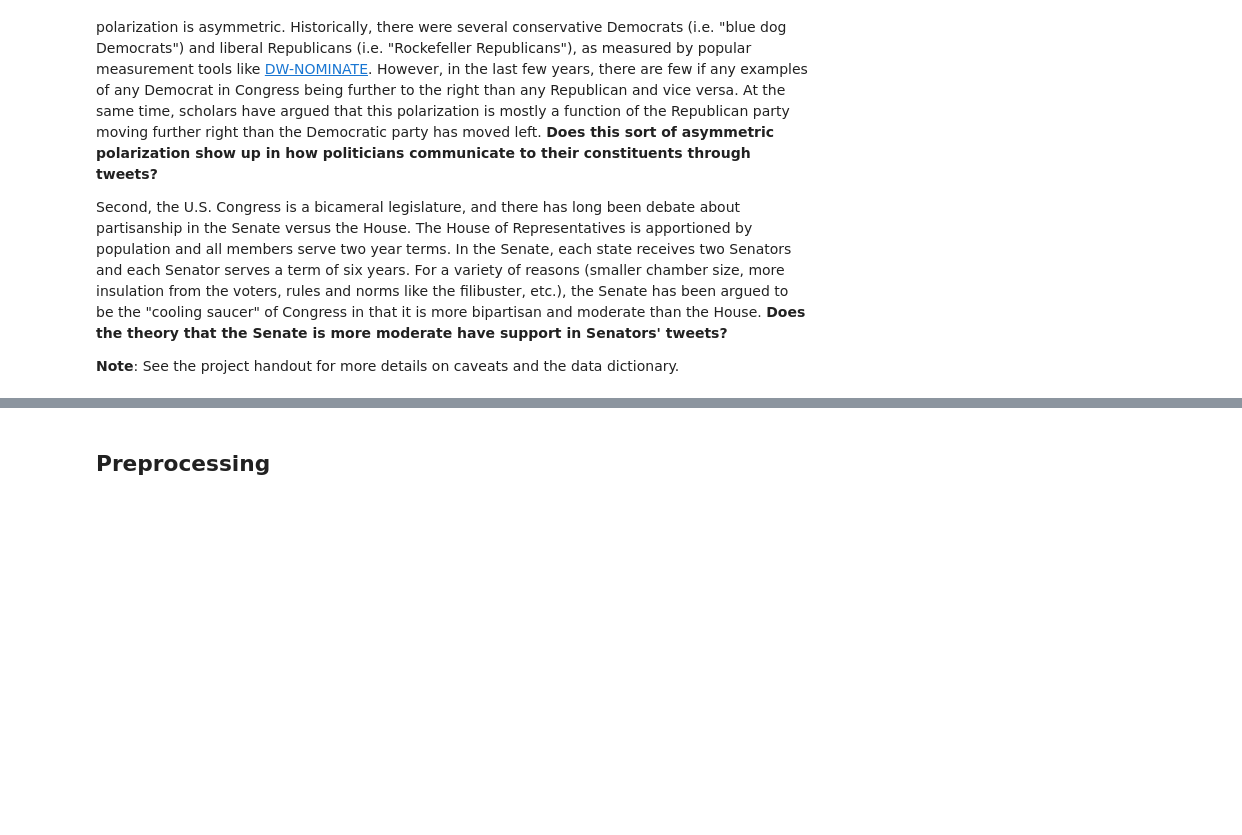
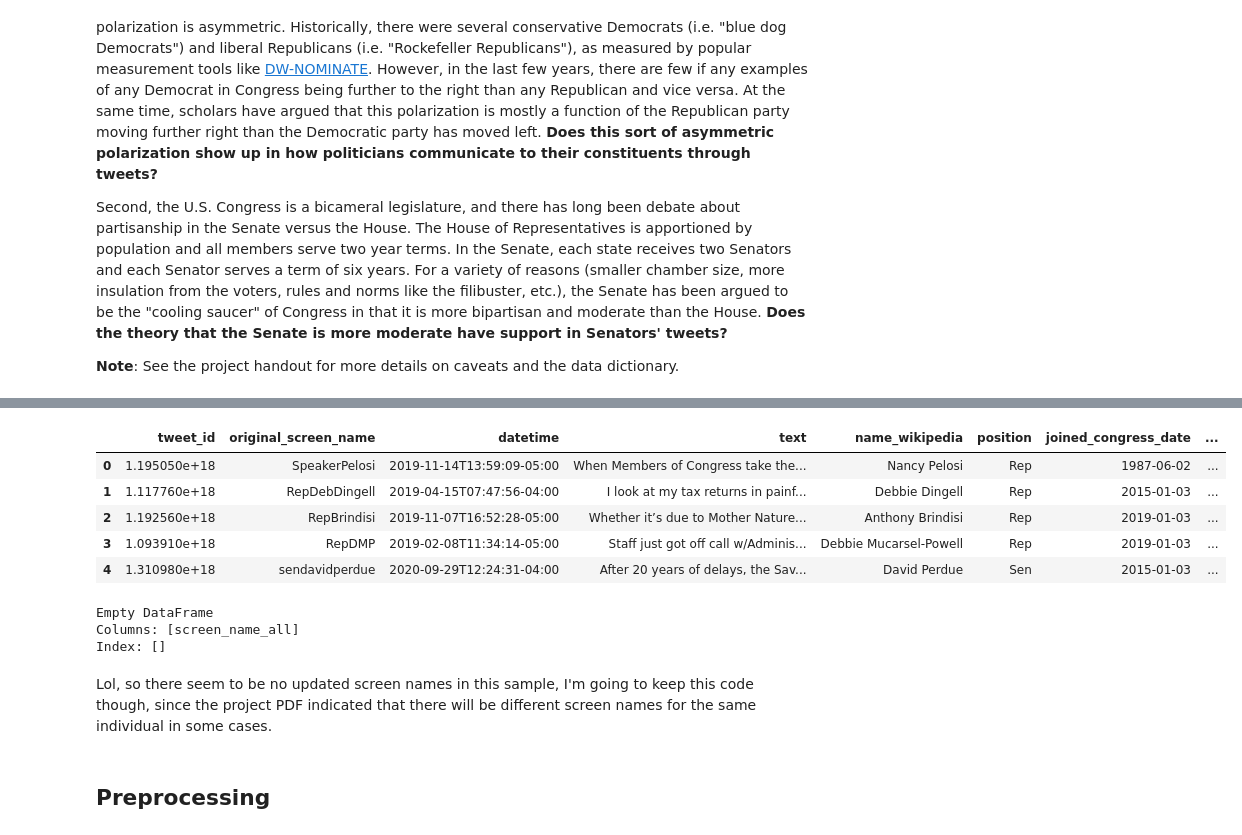
Before and after one commit to taylorgaldi/Computational-Social-Science-Projects, a Jupyter notebook: Project 5/Taylor Updates Project 5 Student.ipynb, the cells around one changed output, grey strips where cells are left out. Cells and saved outputs as stored; diff of their text form; code cells hidden in the pictures; blank space fills up the shorter version.

Commit message:
Updated Project 5 notebook

```diff
--- a/Project 5/Taylor Updates Project 5 Student.ipynb
+++ b/Project 5/Taylor Updates Project 5 Student.ipynb
@@ -88,14 +106,53 @@ congress_tweets.head()
 # %%
 #Obviously a person's name does not change, even if their screen name does. What we want to do is capture all the screen names associated with a particular individual
 
-#Create a mapping dictionary from screen_name to name_wikipedia
-screenname_to_wiki = dict(zip(congress_tweets['screen_name'], congress_tweets['name_wikipedia']))
+# Create a mapping dictionary from 'screen_name' to 'name_wikipedia'
+screenname_to_wiki = dict(zip(congress_tweets['original_screen_name'], congress_tweets['name_wikipedia']))
 
-# Use the dictionary to map the values
-congress_tweets['mapped_wikipedia'] = congress_tweets['screen_name'].map(screenname_to_wiki)
+# Map the dictionary to create the 'mapped_wikipedia' column
+congress_tweets['mapped_wikipedia'] = congress_tweets['original_screen_name'].map(screenname_to_wiki)
 
-# Check the result
-print(congress_tweets[['screen_name', 'mapped_wikipedia']].head())
+# Group by 'mapped_wikipedia' and aggregate 'screen_names' into a list, ensuring uniqueness
+screenname_grouped = congress_tweets.groupby('mapped_wikipedia')['original_screen_name'].apply(lambda x: list(set(x))).reset_index()
+
+# Rename the column in 'screenname_grouped' to 'screen_name_all'
+screenname_grouped = screenname_grouped.rename(columns={'original_screen_name': 'screen_name_all'})
+
+# Merge the aggregated 'screen_name_all' back into the original DataFrame
+congress_tweets = congress_tweets.merge(screenname_grouped[['mapped_wikipedia', 'screen_name_all']],
+                                        on='mapped_wikipedia',
+                                        how='left',
+                                        suffixes=('', '_merged'))
+
+# Identify and drop any redundant 'screen_name_all' columns, leaving only the correct one
+#(I was having an issue where I kept creating multiple screen name columns)
+columns_to_drop = [col for col in congress_tweets.columns if 'screen_name_all' in col and col != 'screen_name_all']
+congress_tweets.drop(columns=columns_to_drop, inplace=True)
+
+# Drop the 'mapped_wikipedia' column
+congress_tweets.drop(columns=['mapped_wikipedia'], inplace=True)
+
+# Check the result to make sure only one 'screen_name_all' column exists
+congress_tweets.head()
+# %% [output]
+|  | tweet_id | original_screen_name | datetime | text | name_wikipedia | position | joined_congress_date | ... |
+| 0 | 1.195050e+18 | SpeakerPelosi | 2019-11-14T13:59:09-05:00 | When Members of Congress take the... | Nancy Pelosi | Rep | 1987-06-02 | ... |
+| 1 | 1.117760e+18 | RepDebDingell | 2019-04-15T07:47:56-04:00 | I look at my tax returns in painf... | Debbie Dingell | Rep | 2015-01-03 | ... |
+| 2 | 1.192560e+18 | RepBrindisi | 2019-11-07T16:52:28-05:00 | Whether it’s due to Mother Nature... | Anthony Brindisi | Rep | 2019-01-03 | ... |
+| 3 | 1.093910e+18 | RepDMP | 2019-02-08T11:34:14-05:00 | Staff just got off call w/Adminis... | Debbie Mucarsel-Powell | Rep | 2019-01-03 | ... |
+| 4 | 1.310980e+18 | sendavidperdue | 2020-09-29T12:24:31-04:00 | After 20 years of delays, the Sav... | David Perdue | Sen | 2015-01-03 | ... |
+# %%
+# Filter rows where 'screen_name_all' contains more than one screen name
+multiple_screen_names = congress_tweets[congress_tweets['screen_name_all'].apply(len) > 1]
+
+# Display rows with multiple screen names
+print(multiple_screen_names[['screen_name_all']])
+# %% [output]
+Empty DataFrame
+Columns: [screen_name_all]
+Index: []
+# %% [markdown]
+Lol, so there seem to be no updated screen names in this sample, I'm going to keep this code though, since the project PDF indicated that there will be different screen names for the same individual in some cases.
 # %% [markdown]
 ## Preprocessing
 # %% [markdown]
```
Also changed, not shown: parts of 10 cells of this notebook.
